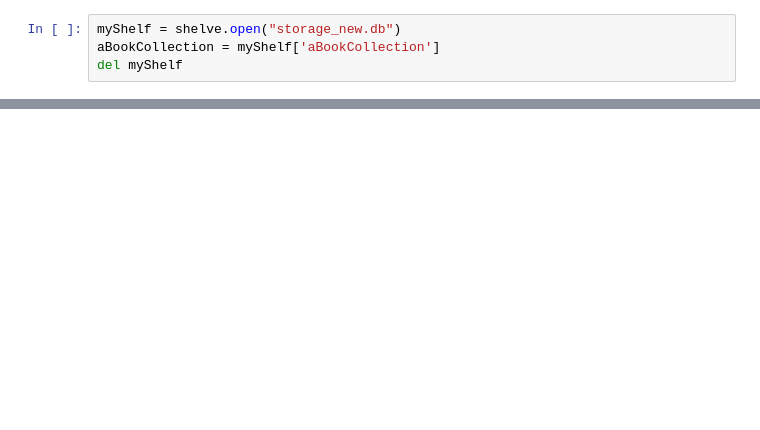
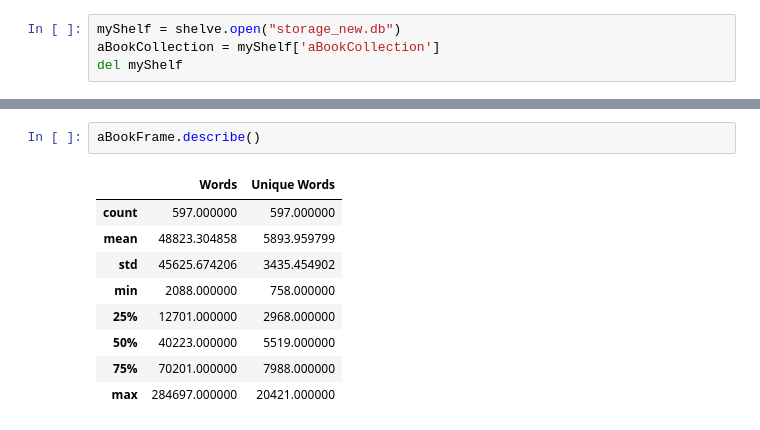
Before and after one commit to alepulver/tp-final-incc, a Jupyter notebook: Sample overview.ipynb, the cells around one changed output, grey strips where cells are left out. Drawn from its saved outputs; the diff is of its cells as text; blank space fills up the shorter version.

```diff
--- a/Sample overview.ipynb
+++ b/Sample overview.ipynb
@@ -40,0 +21,12 @@ axis2.hist(aBookFrame['Unique Words'], bins=50)
+# %%
+aBookFrame.describe()
+# %% [output]
+|  | Words | Unique Words |
+| count | 597.000000 | 597.000000 |
+| mean | 48823.304858 | 5893.959799 |
+| std | 45625.674206 | 3435.454902 |
+| min | 2088.000000 | 758.000000 |
+| 25% | 12701.000000 | 2968.000000 |
+| 50% | 40223.000000 | 5519.000000 |
+| 75% | 70201.000000 | 7988.000000 |
+| max | 284697.000000 | 20421.000000 |
```
Also changed, not shown: parts of 12 cells of this notebook, 6 other files.
